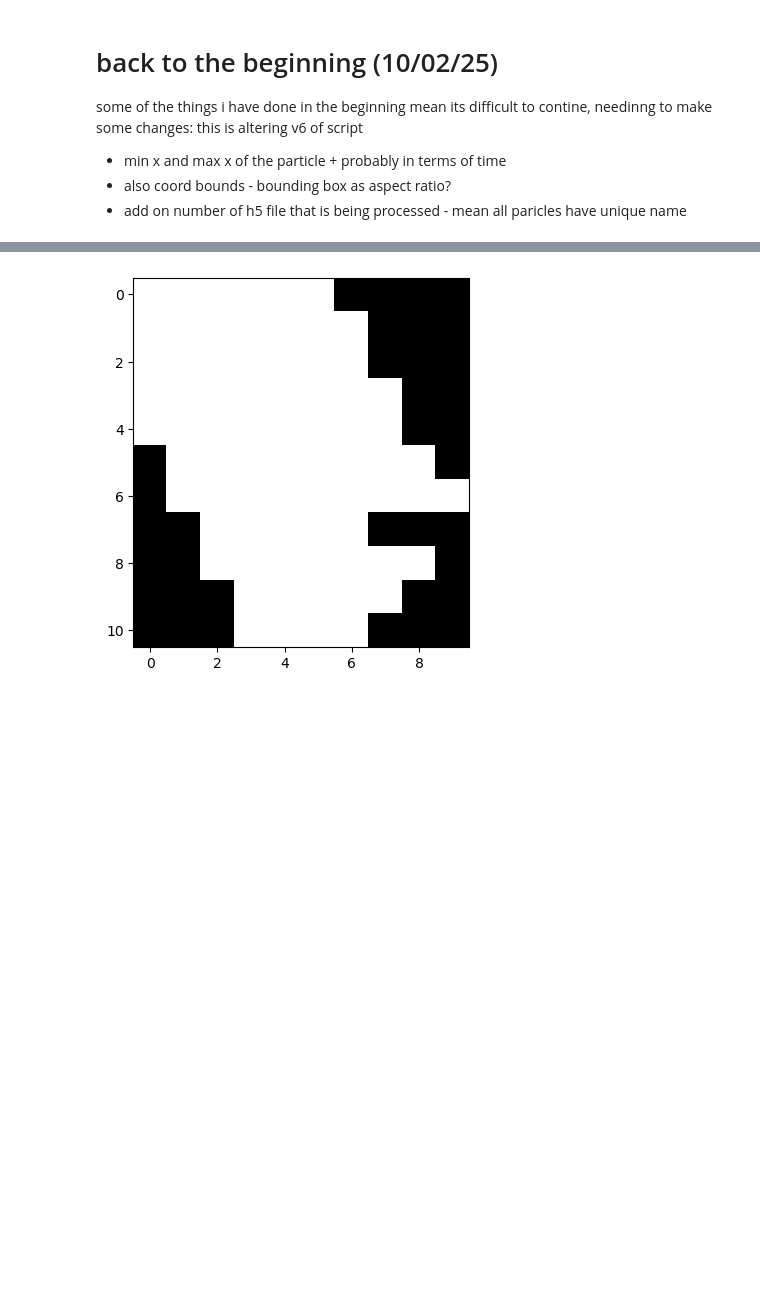
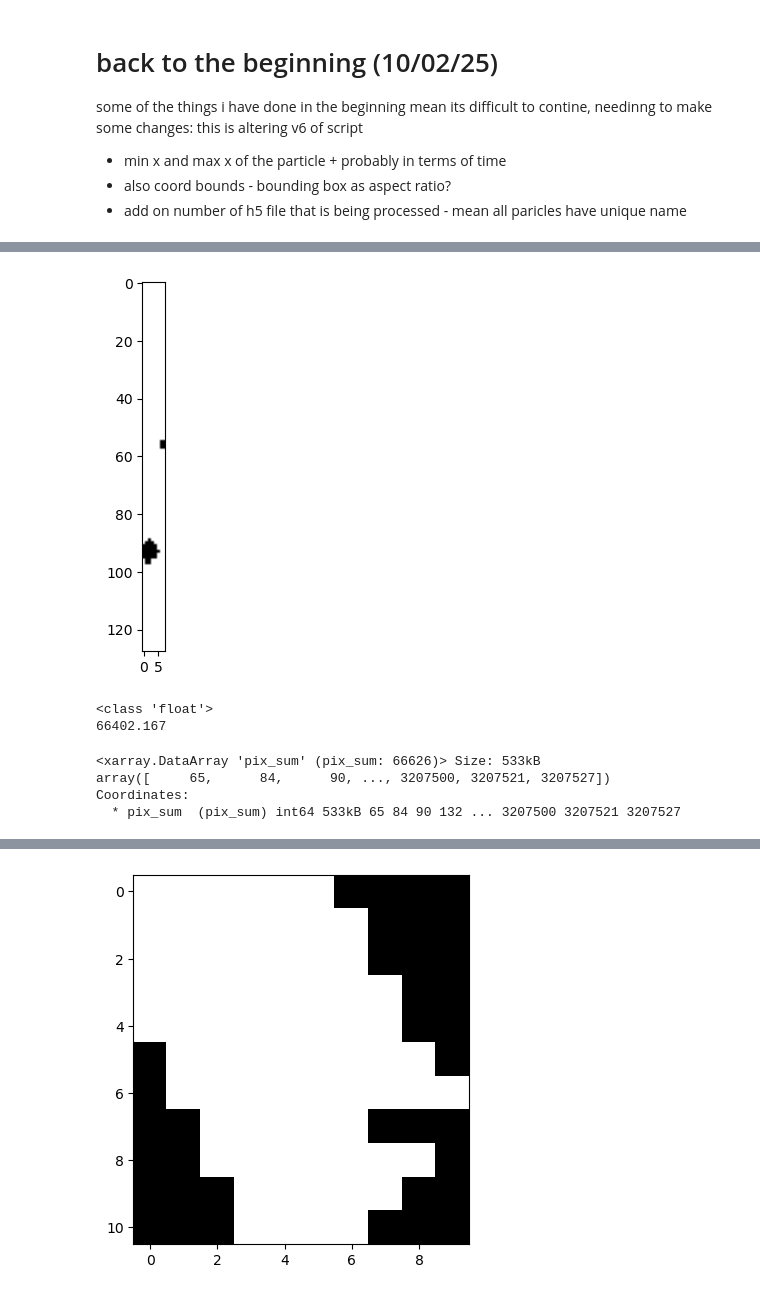
Before and after one commit to ezriri/2DS_code, a Jupyter notebook: particle_extraction/extraction_updates.ipynb, the cells around one changed output, grey strips where cells are left out. Saved outputs shown, nothing was run; the diff lists cells and outputs as text; code cells hidden in the pictures; blank space fills up the shorter version.

```diff
--- a/particle_extraction/extraction_updates.ipynb
+++ b/particle_extraction/extraction_updates.ipynb
@@ -188,3 +223,45 @@ started processing
+# %%
+i = 25
+one_crystal = h5_file['ImageData'][:,int(selected_pix_sum[i]):int(selected_pix_sum[i+1])] # extract 1 crystal
+
+#print(len(one_crystal[:][:]))
+#print(len(one_crystal[0]))
+#print(one_crystal)
+plt.imshow(one_crystal, cmap ='gray')
+plt.show()
+
+
+#slice_ss_s = selected_ss_time[i].values
+slice_ss_s = float(selected_ss_time[i].values)
+slice_ss_e = selected_ss_time[i+1].values
+
+## calculate precice particle start / end time that it was imaged - this should only be done for the particles to be extracted
+# at the moment, we only have the slice start / end time
+def start_end_time_particle(slice_ss_s, slice_ss_e, full_xcoords, slice_crystal):
+# provide the slice start and end times, xcoords of the particle, and the
+    if slice_ss_s == slice_ss_e:
+        return float(slice_ss_s), float(slice_ss_e)
+    else:
+        time_dif = slice_ss_e - slice_ss_s # how many seconds was this slice?
+        height, slice_width = one_crystal.shape # how many pixels across is this change in time
+        pixel_time_length = time_dif/slice_width # 1 pixel = how many .seconds
+        particle_start_t = slice_ss_s + (full_xcoords[0]*pixel_time_length)
+        particle_end_t = slice_ss_s + (full_xcoords[-1]*pixel_time_length)
+        return float(particle_start_t), float(particle_end_t)
+
+print(type(slice_ss_s))
+print(slice_ss_s)
+# %% [output]
+[figure, added]
+<class 'float'>
+66402.167
+# %%
+selected_pix_sum
+# %% [output]
+<xarray.DataArray 'pix_sum' (pix_sum: 66626)> Size: 533kB
+array([     65,      84,      90, ..., 3207500, 3207521, 3207527])
+Coordinates:
+  * pix_sum  (pix_sum) int64 533kB 65 84 90 132 ... 3207500 3207521 3207527
 # %%
 ## this is where the image extraction is happening
 #for i in range(len(selected_pix_sum)-2):
```
Also changed, not shown: parts of 5 cells of this notebook, 1 other file.
